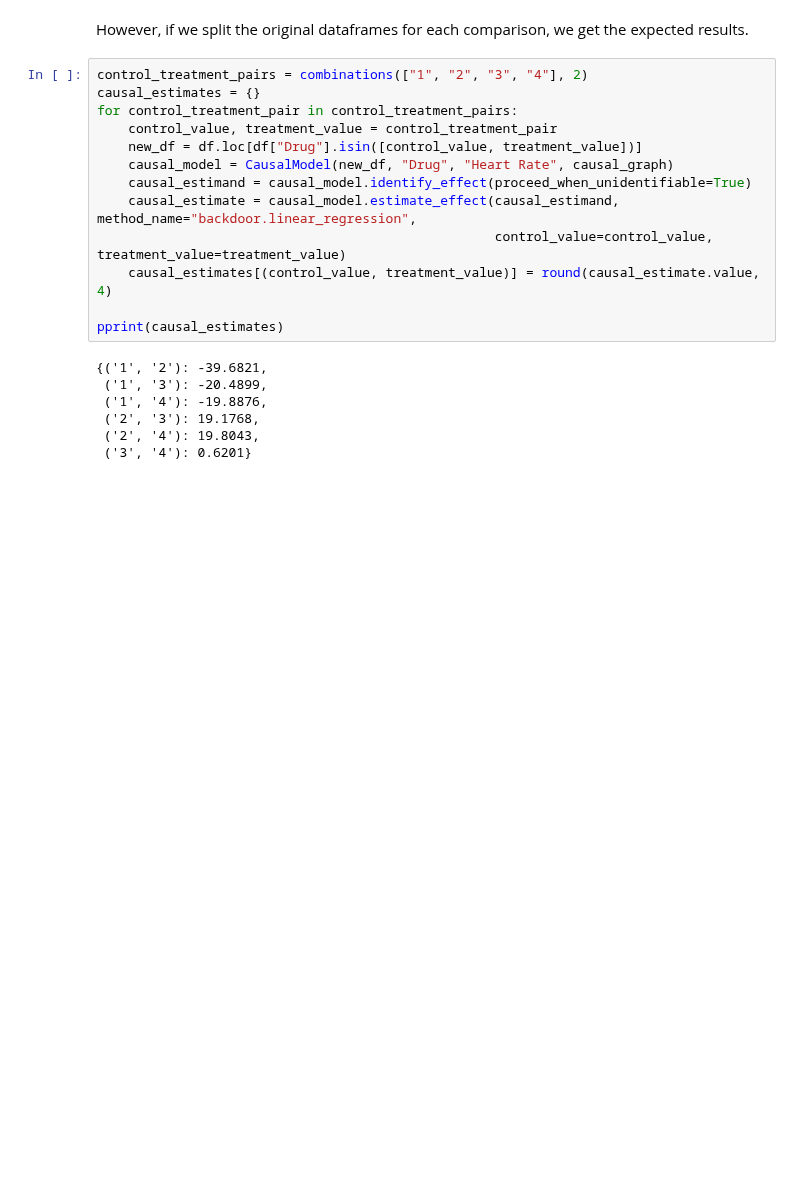
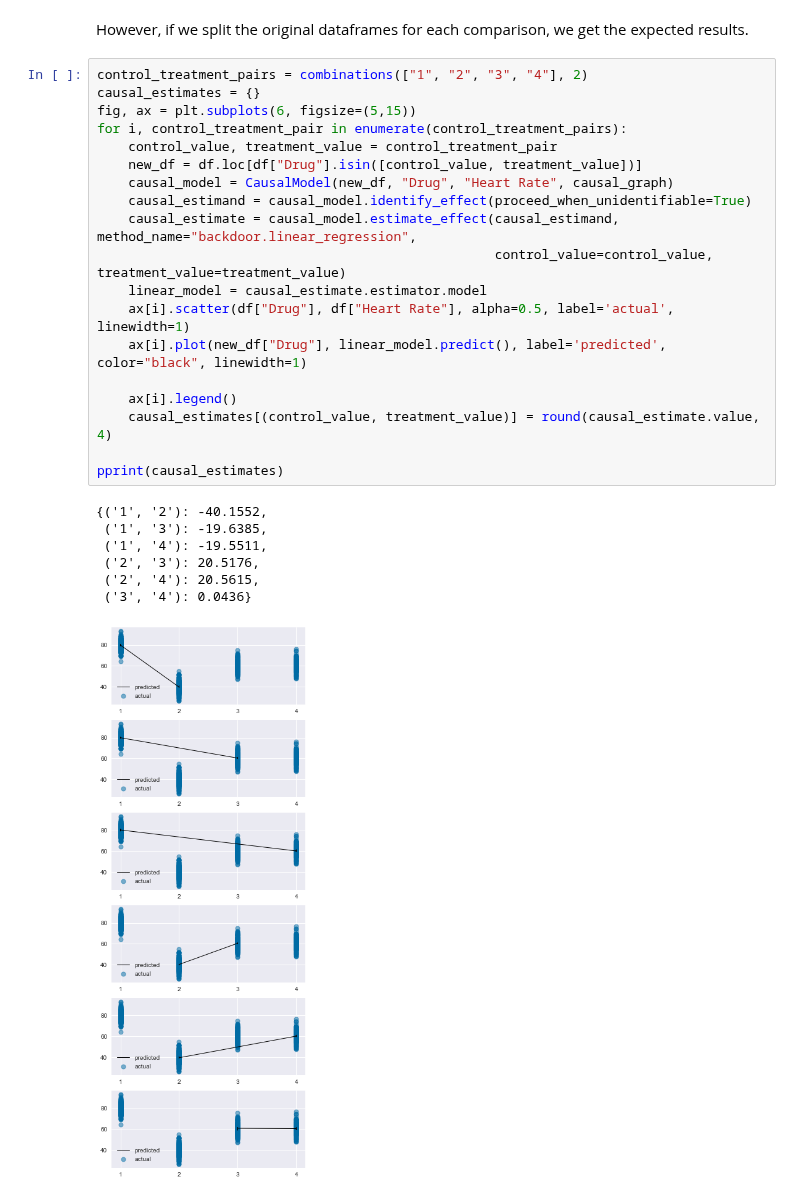
Before and after one commit to AndrewC19/dowhy_categorical_estimation_issue, a Jupyter notebook: categorical_estimation_demo.ipynb, the cells around one changed output. Saved outputs shown, nothing was run; the diff lists cells and outputs as text; blank space fills up the shorter version.

```diff
--- a/categorical_estimation_demo.ipynb
+++ b/categorical_estimation_demo.ipynb
@@ -72,20 +85,27 @@ However, if we split the original dataframes for each comparison, we get the exp
 # %%
 control_treatment_pairs = combinations(["1", "2", "3", "4"], 2)
 causal_estimates = {}
-for control_treatment_pair in control_treatment_pairs:
+fig, ax = plt.subplots(6, figsize=(5,15))
+for i, control_treatment_pair in enumerate(control_treatment_pairs):
     control_value, treatment_value = control_treatment_pair
     new_df = df.loc[df["Drug"].isin([control_value, treatment_value])]
     causal_model = CausalModel(new_df, "Drug", "Heart Rate", causal_graph)
     causal_estimand = causal_model.identify_effect(proceed_when_unidentifiable=True)
     causal_estimate = causal_model.estimate_effect(causal_estimand, method_name="backdoor.linear_regression",
                                                    control_value=control_value, treatment_value=treatment_value)
+    linear_model = causal_estimate.estimator.model
+    ax[i].scatter(df["Drug"], df["Heart Rate"], alpha=0.5, label='actual', linewidth=1)
+    ax[i].plot(new_df["Drug"], linear_model.predict(), label='predicted', color="black", linewidth=1)
+
+    ax[i].legend()
     causal_estimates[(control_value, treatment_value)] = round(causal_estimate.value, 4)
 
 pprint(causal_estimates)
 # %% [output]
-{('1', '2'): -39.6821,
- ('1', '3'): -20.4899,
- ('1', '4'): -19.8876,
- ('2', '3'): 19.1768,
- ('2', '4'): 19.8043,
- ('3', '4'): 0.6201}
+{('1', '2'): -40.1552,
+ ('1', '3'): -19.6385,
+ ('1', '4'): -19.5511,
+ ('2', '3'): 20.5176,
+ ('2', '4'): 20.5615,
+ ('3', '4'): 0.0436}
+[figure, added]
```
Also changed, not shown: parts of 4 cells of this notebook.
